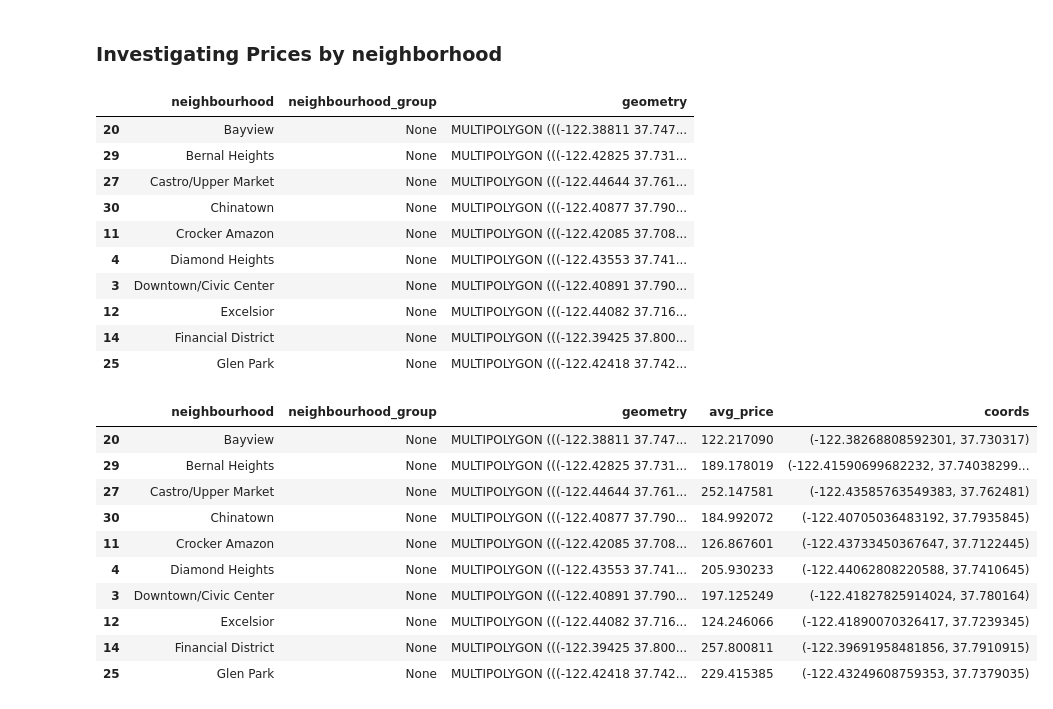
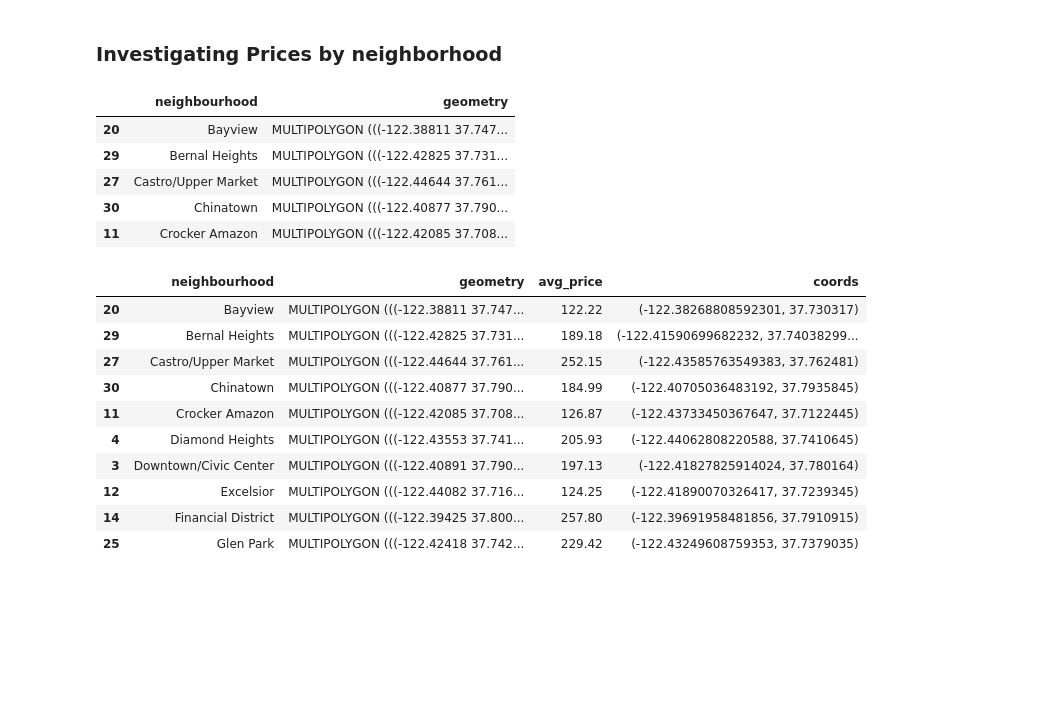
Before and after one commit to KishenSharma6/SF-Airbnb-Analysis, a Jupyter notebook: Project_Codes/02_EDA/2020_0525_Listings_EDA.ipynb, the cells around one changed output. Saved outputs shown, nothing was run; the diff lists cells and outputs as text; code cells hidden in the pictures; blank space fills up the shorter version.

```diff
--- a/Project_Codes/02_EDA/2020_0525_Listings_EDA.ipynb
+++ b/Project_Codes/02_EDA/2020_0525_Listings_EDA.ipynb
@@ -15,7 +15,10 @@ import seaborn as sns
 #Set pandas preferences
 pd.set_option('display.max_columns', 200)
 pd.set_option('display.max_rows', 200)
+pd.options.display.float_format = '{:.2f}'.format
 
 #Set Visualization preferences
 plt.style.use('bmh')
-print(plt.style.available)
+
+#Set path to save visualizations
+eda_path = r'C:\Users\kishe\Documents\Data Science\Projects\Python\In Progress\Airbnb - San Francisco\Visualizations\Listings EDA'
@@ -202,49 +212,49 @@ Text(0.5, 0, '')
 # %% [markdown]
 ### Investigating Prices by neighborhood
 # %%
-#Import geopandas to plot lat, long data
+#Import geopandas
 import geopandas as gpd
 
-#Read in Airbnb neighborhoods geojson data
+#Set path to in SF geojson data
 fname = r'C:\Users\kishe\Documents\Data Science\Projects\Python\In Progress\Airbnb - San Francisco\References/Airbnb Neighbourhoods.geojson'
 
-#load geojson fit into a pandas df,sort, and view
-neighborhoods = gpd.read_file(fname)
-neighborhoods.sort_values(by = 'neighbourhood', inplace=True)
-display(neighborhoods.head(10))
+#load geojson fit into neighborhoods
+neighbourhoods = gpd.read_file(fname)
+
+#Clean up neighborhoods
+neighbourhoods.sort_values(by = 'neighbourhood', inplace=True)
+neighbourhoods.drop('neighbourhood_group', inplace = True, axis = 1)
+
+#Check
+display(neighbourhoods.head())
 # %% [output]
-|  | neighbourhood | neighbourhood_group | geometry |
-| 20 | Bayview | None | MULTIPOLYGON (((-122.38811 37.747... |
-| 29 | Bernal Heights | None | MULTIPOLYGON (((-122.42825 37.731... |
-| 27 | Castro/Upper Market | None | MULTIPOLYGON (((-122.44644 37.761... |
-| 30 | Chinatown | None | MULTIPOLYGON (((-122.40877 37.790... |
-| 11 | Crocker Amazon | None | MULTIPOLYGON (((-122.42085 37.708... |
-| 4 | Diamond Heights | None | MULTIPOLYGON (((-122.43553 37.741... |
-| 3 | Downtown/Civic Center | None | MULTIPOLYGON (((-122.40891 37.790... |
-| 12 | Excelsior | None | MULTIPOLYGON (((-122.44082 37.716... |
-| 14 | Financial District | None | MULTIPOLYGON (((-122.39425 37.800... |
-| 25 | Glen Park | None | MULTIPOLYGON (((-122.42418 37.742... |
+|  | neighbourhood | geometry |
+| 20 | Bayview | MULTIPOLYGON (((-122.38811 37.747... |
+| 29 | Bernal Heights | MULTIPOLYGON (((-122.42825 37.731... |
+| 27 | Castro/Upper Market | MULTIPOLYGON (((-122.44644 37.761... |
+| 30 | Chinatown | MULTIPOLYGON (((-122.40877 37.790... |
+| 11 | Crocker Amazon | MULTIPOLYGON (((-122.42085 37.708... |
 # %%
 #Assign average rent per night to geo data for plotting
-neighborhoods['avg_price']=df.groupby('neighbourhood_cleansed')['price'].mean().values
+neighbourhoods['avg_price']=df.groupby('neighbourhood_cleansed')['price'].mean().values
 
 #Create coords column to plot neighborhood name on visualization
-neighborhoods['coords'] = neighborhoods['geometry'].apply(lambda x: x.representative_point().coords[:])
-neighborhoods['coords'] = [coords[0] for coords in neighborhoods['coords']]
+neighbourhoods['coords'] = neighbourhoods['geometry'].apply(lambda x: x.representative_point().coords[:])
+neighbourhoods['coords'] = [coords[0] for coords in neighbourhoods['coords']]
 
 #Check
-display(neighborhoods.head(10))
+display(neighbourhoods.head(10))
 # %% [output]
-|  | neighbourhood | neighbourhood_group | geometry | avg_price | coords |
-| 20 | Bayview | None | MULTIPOLYGON (((-122.38811 37.747... | 122.217090 | (-122.38268808592301, 37.730317) |
-| 29 | Bernal Heights | None | MULTIPOLYGON (((-122.42825 37.731... | 189.178019 | (-122.41590699682232, 37.74038299... |
-| 27 | Castro/Upper Market | None | MULTIPOLYGON (((-122.44644 37.761... | 252.147581 | (-122.43585763549383, 37.762481) |
-| 30 | Chinatown | None | MULTIPOLYGON (((-122.40877 37.790... | 184.992072 | (-122.40705036483192, 37.7935845) |
-| 11 | Crocker Amazon | None | MULTIPOLYGON (((-122.42085 37.708... | 126.867601 | (-122.43733450367647, 37.7122445) |
-| 4 | Diamond Heights | None | MULTIPOLYGON (((-122.43553 37.741... | 205.930233 | (-122.44062808220588, 37.7410645) |
-| 3 | Downtown/Civic Center | None | MULTIPOLYGON (((-122.40891 37.790... | 197.125249 | (-122.41827825914024, 37.780164) |
-| 12 | Excelsior | None | MULTIPOLYGON (((-122.44082 37.716... | 124.246066 | (-122.41890070326417, 37.7239345) |
-| 14 | Financial District | None | MULTIPOLYGON (((-122.39425 37.800... | 257.800811 | (-122.39691958481856, 37.7910915) |
-| 25 | Glen Park | None | MULTIPOLYGON (((-122.42418 37.742... | 229.415385 | (-122.43249608759353, 37.7379035) |
+|  | neighbourhood | geometry | avg_price | coords |
+| 20 | Bayview | MULTIPOLYGON (((-122.38811 37.747... | 122.22 | (-122.38268808592301, 37.730317) |
+| 29 | Bernal Heights | MULTIPOLYGON (((-122.42825 37.731... | 189.18 | (-122.41590699682232, 37.74038299... |
+| 27 | Castro/Upper Market | MULTIPOLYGON (((-122.44644 37.761... | 252.15 | (-122.43585763549383, 37.762481) |
+| 30 | Chinatown | MULTIPOLYGON (((-122.40877 37.790... | 184.99 | (-122.40705036483192, 37.7935845) |
+| 11 | Crocker Amazon | MULTIPOLYGON (((-122.42085 37.708... | 126.87 | (-122.43733450367647, 37.7122445) |
+| 4 | Diamond Heights | MULTIPOLYGON (((-122.43553 37.741... | 205.93 | (-122.44062808220588, 37.7410645) |
+| 3 | Downtown/Civic Center | MULTIPOLYGON (((-122.40891 37.790... | 197.13 | (-122.41827825914024, 37.780164) |
+| 12 | Excelsior | MULTIPOLYGON (((-122.44082 37.716... | 124.25 | (-122.41890070326417, 37.7239345) |
+| 14 | Financial District | MULTIPOLYGON (((-122.39425 37.800... | 257.80 | (-122.39691958481856, 37.7910915) |
+| 25 | Glen Park | MULTIPOLYGON (((-122.42418 37.742... | 229.42 | (-122.43249608759353, 37.7379035) |
 # %%
 #Plot geodata to reflect average price for a one night stay per neighborhood
```
Also changed, not shown: parts of 15 cells of this notebook, 1 other file.
